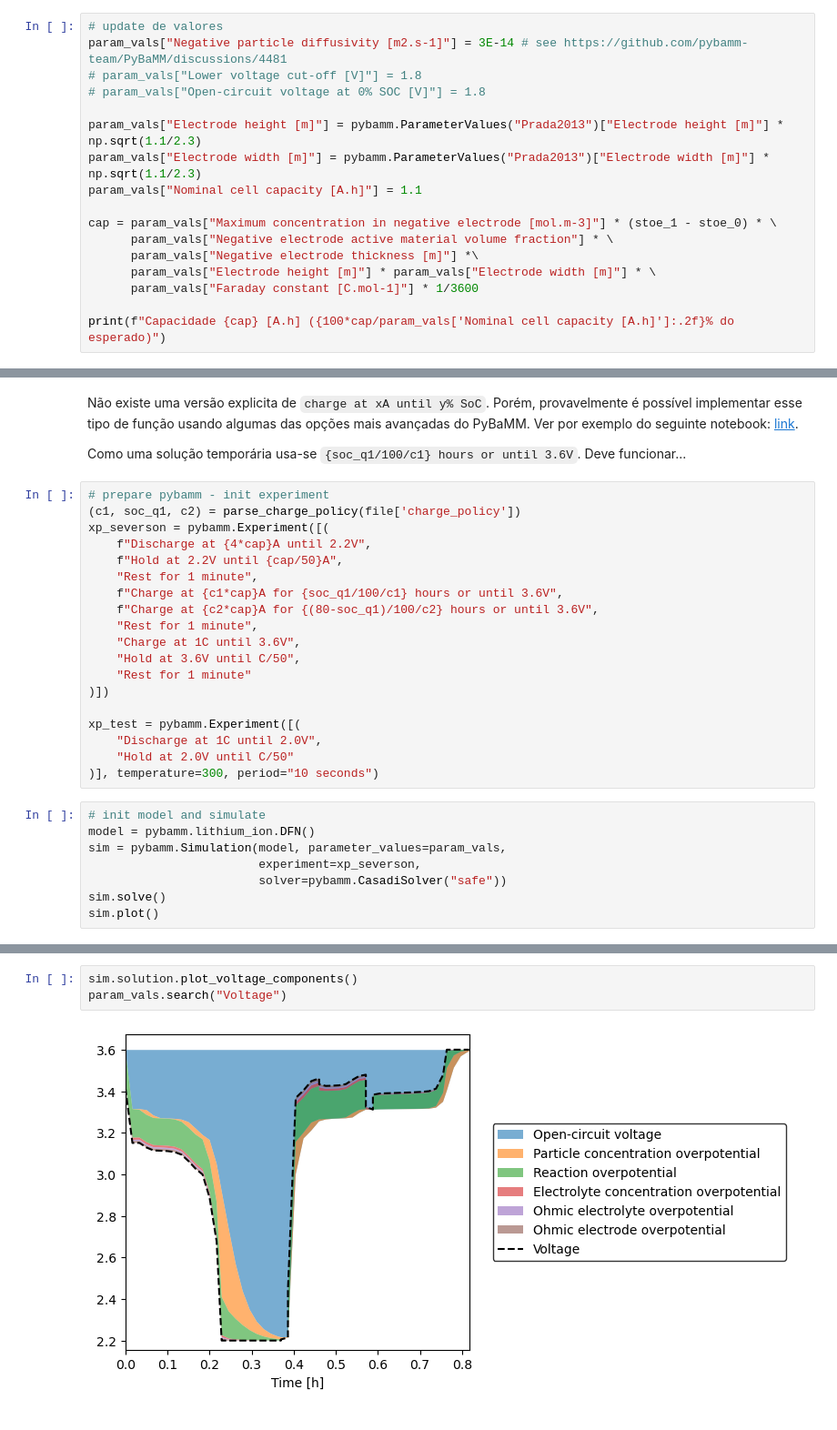
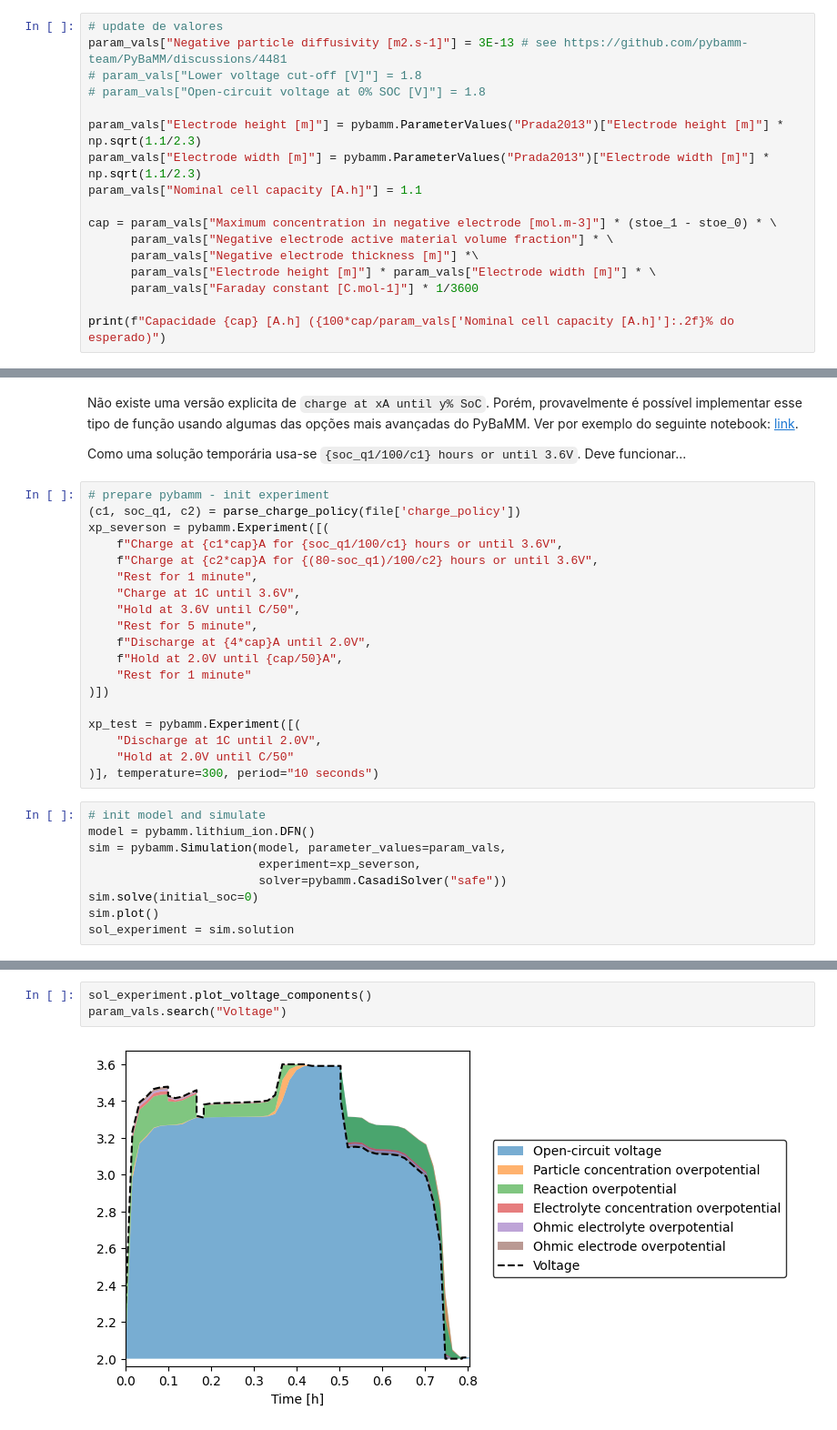
Before and after one commit to SarvTex/june_sciml_workshop, a Jupyter notebook: 14_pybammSeversonCompare.ipynb, the cells around one changed output, grey strips where cells are left out. Shown at 91% size. Drawn from its saved outputs; the diff is of its cells as text.

```diff
--- a/14_pybammSeversonCompare.ipynb
+++ b/14_pybammSeversonCompare.ipynb
@@ -165,7 +175,7 @@ O insight importante é o seguinte:
 Desses, o que pode ser modificado ser mudar a propriedades químicas e dinâmicas da simulação é a área ($A$, depende de *height* e *width*). No modelo DFN(), considera-se o movimente de particulas ao longo do eixo $x$ (expessura da célula $L$)
 # %%
 # update de valores
-param_vals["Negative particle diffusivity [m2.s-1]"] = 3E-14 # see https://github.com/pybamm-team/PyBaMM/discussions/4481
+param_vals["Negative particle diffusivity [m2.s-1]"] = 3E-13 # see https://github.com/pybamm-team/PyBaMM/discussions/4481
 # param_vals["Lower voltage cut-off [V]"] = 1.8
 # param_vals["Open-circuit voltage at 0% SOC [V]"] = 1.8
 
@@ -224,14 +234,14 @@ Como uma solução temporária usa-se `{soc_q1/100/c1} hours or until 3.6V`. Dev
 # prepare pybamm - init experiment
 (c1, soc_q1, c2) = parse_charge_policy(file['charge_policy'])
 xp_severson = pybamm.Experiment([(
-    f"Discharge at {4*cap}A until 2.2V",
-    f"Hold at 2.2V until {cap/50}A",
-    "Rest for 1 minute",
     f"Charge at {c1*cap}A for {soc_q1/100/c1} hours or until 3.6V",
     f"Charge at {c2*cap}A for {(80-soc_q1)/100/c2} hours or until 3.6V",
     "Rest for 1 minute",
     "Charge at 1C until 3.6V",
     "Hold at 3.6V until C/50",
+    "Rest for 5 minute",
+    f"Discharge at {4*cap}A until 2.0V",
+    f"Hold at 2.0V until {cap/50}A",
     "Rest for 1 minute"
 )])
 
@@ -245,8 +255,9 @@ model = pybamm.lithium_ion.DFN()
 sim = pybamm.Simulation(model, parameter_values=param_vals,
                         experiment=xp_severson,
                         solver=pybamm.CasadiSolver("safe"))
-sim.solve()
+sim.solve(initial_soc=0)
 sim.plot()
+sol_experiment = sim.solution
 # %% [output]
 The linesearch algorithm failed with too small a step.
 The linesearch algorithm failed with too small a step.
@@ -258,5 +272,5 @@ interactive(children=(FloatSlider(value=0.0, description='t', max=2940.494830349
 # %%
-sim.solution.plot_voltage_components()
+sol_experiment.plot_voltage_components()
 param_vals.search("Voltage")
 # %% [output]
-[figure, old version]
+[figure, new version]
```
Also changed, not shown: parts of 13 cells of this notebook.
